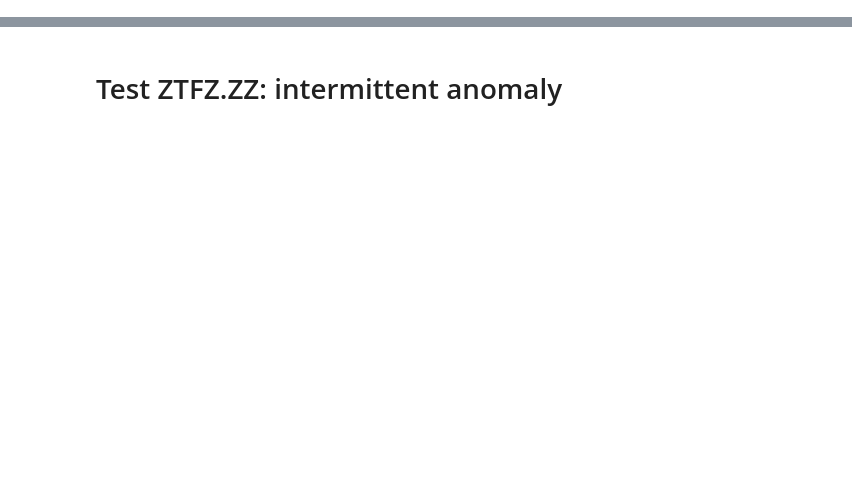
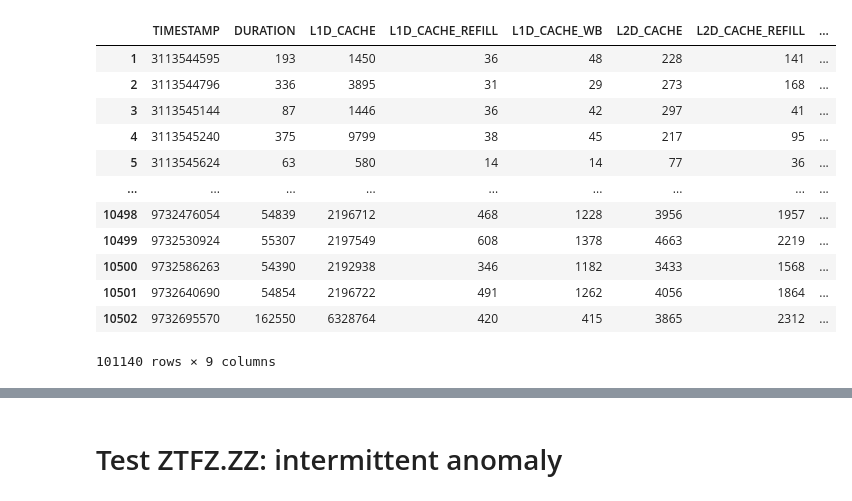
Before and after one commit to EU-TEACHING/teaching-avionics-dataset, a Jupyter notebook: analysis/stsb.ipynb, the cells around one changed output, grey strips where cells are left out. Saved outputs shown, nothing was run; the diff lists cells and outputs as text; code cells hidden in the pictures; blank space fills up the shorter version.

```diff
--- a/analysis/stsb.ipynb
+++ b/analysis/stsb.ipynb
@@ -16,2 +17,18 @@ stress_df, _ = load_trace(anomaly, "SFTS.SS", metrics_config)
+# %%
+stress_df
+# %% [output]
+|  | TIMESTAMP | DURATION | L1D_CACHE | L1D_CACHE_REFILL | L1D_CACHE_WB | L2D_CACHE | L2D_CACHE_REFILL | ... |
+| 1 | 3113544595 | 193 | 1450 | 36 | 48 | 228 | 141 | ... |
+| 2 | 3113544796 | 336 | 3895 | 31 | 29 | 273 | 168 | ... |
+| 3 | 3113545144 | 87 | 1446 | 36 | 42 | 297 | 41 | ... |
+| 4 | 3113545240 | 375 | 9799 | 38 | 45 | 217 | 95 | ... |
+| 5 | 3113545624 | 63 | 580 | 14 | 14 | 77 | 36 | ... |
+| ... | ... | ... | ... | ... | ... | ... | ... | ... |
+| 10498 | 9732476054 | 54839 | 2196712 | 468 | 1228 | 3956 | 1957 | ... |
+| 10499 | 9732530924 | 55307 | 2197549 | 608 | 1378 | 4663 | 2219 | ... |
+| 10500 | 9732586263 | 54390 | 2192938 | 346 | 1182 | 3433 | 1568 | ... |
+| 10501 | 9732640690 | 54854 | 2196722 | 491 | 1262 | 4056 | 1864 | ... |
+| 10502 | 9732695570 | 162550 | 6328764 | 420 | 415 | 3865 | 2312 | ... |
+101140 rows × 9 columns
 # %%
 normal_df = (
```
Also changed, not shown: parts of 12 cells of this notebook, 1 other file.
